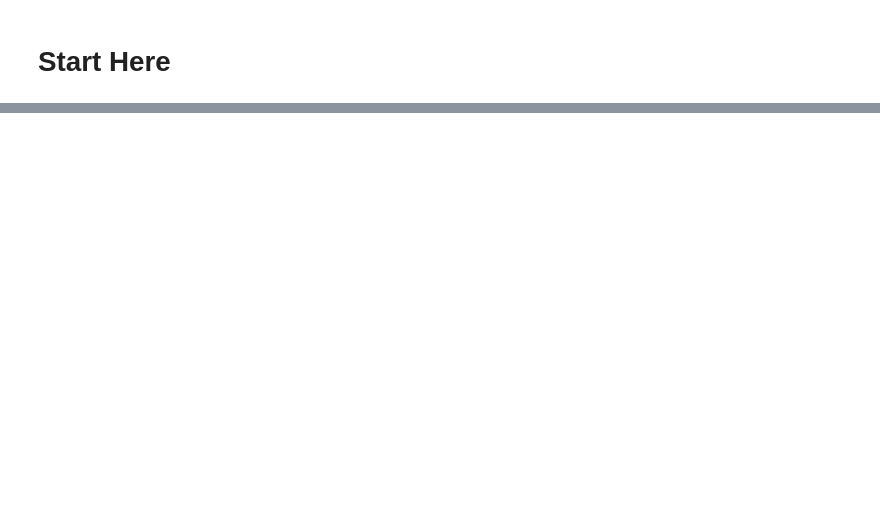
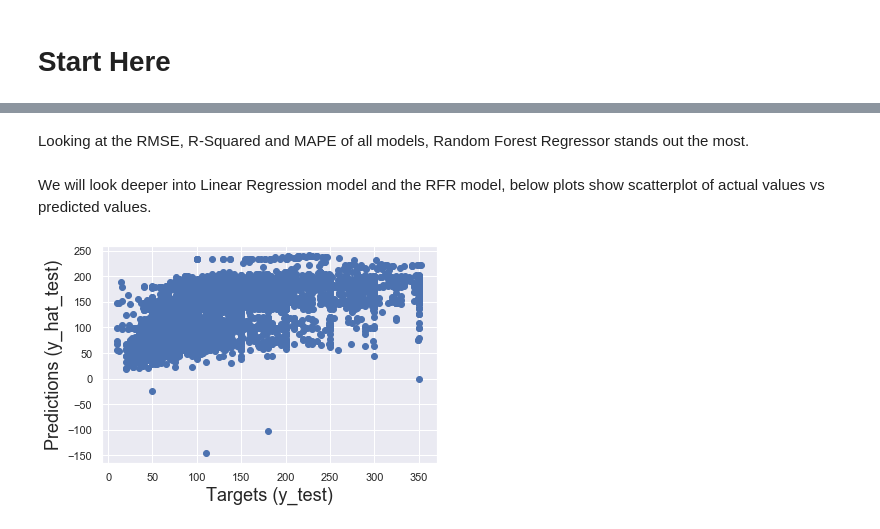
Before and after one commit to kinlongsun/Mini-Project-1, a Jupyter notebook: Capstone Project 1/CP1_Data Wrangling.ipynb, the cells around one changed output, grey strips where cells are left out. Cells and saved outputs as stored; diff of their text form; code cells hidden in the pictures; blank space fills up the shorter version.

```diff
--- a/Capstone Project 1/CP1_Data Wrangling.ipynb
+++ b/Capstone Project 1/CP1_Data Wrangling.ipynb
@@ -271,0 +43,3 @@ data.to_csv('data.csv', index = False)
+# %%
+df = pd.get_dummies(df, prefix_sep='_', drop_first=True)
+df.head()
@@ -271,0 +53,2 @@ data.to_csv('data.csv', index = False)
+# %%
+x_train, x_test, y_train, y_test = train_test_split(df, price, test_size = 0.25, random_state=18)
@@ -271,0 +57,3 @@ data.to_csv('data.csv', index = False)
+# %%
+reg = LinearRegression()
+reg.fit(x_train, y_train)
@@ -271,0 +109,2 @@ data.to_csv('data.csv', index = False)
+# %%
+y_hat_test = reg.predict(x_test)
@@ -271,0 +548,11 @@ data.to_csv('data.csv', index = False)
+# %% [markdown]
+Looking at the RMSE, R-Squared and MAPE of all models, Random Forest Regressor stands out the most.
+# %% [markdown]
+We will look deeper into Linear Regression model and the RFR model, below plots show scatterplot of actual values vs predicted values.
+# %%
+plt.scatter(y_test, y_hat_test)
+plt.xlabel('Targets (y_test)',size=18)
+plt.ylabel('Predictions (y_hat_test)',size=18)
+plt.show()
+# %% [output]
+[figure, added]
```
Also changed, not shown: parts of 116 cells of this notebook.
